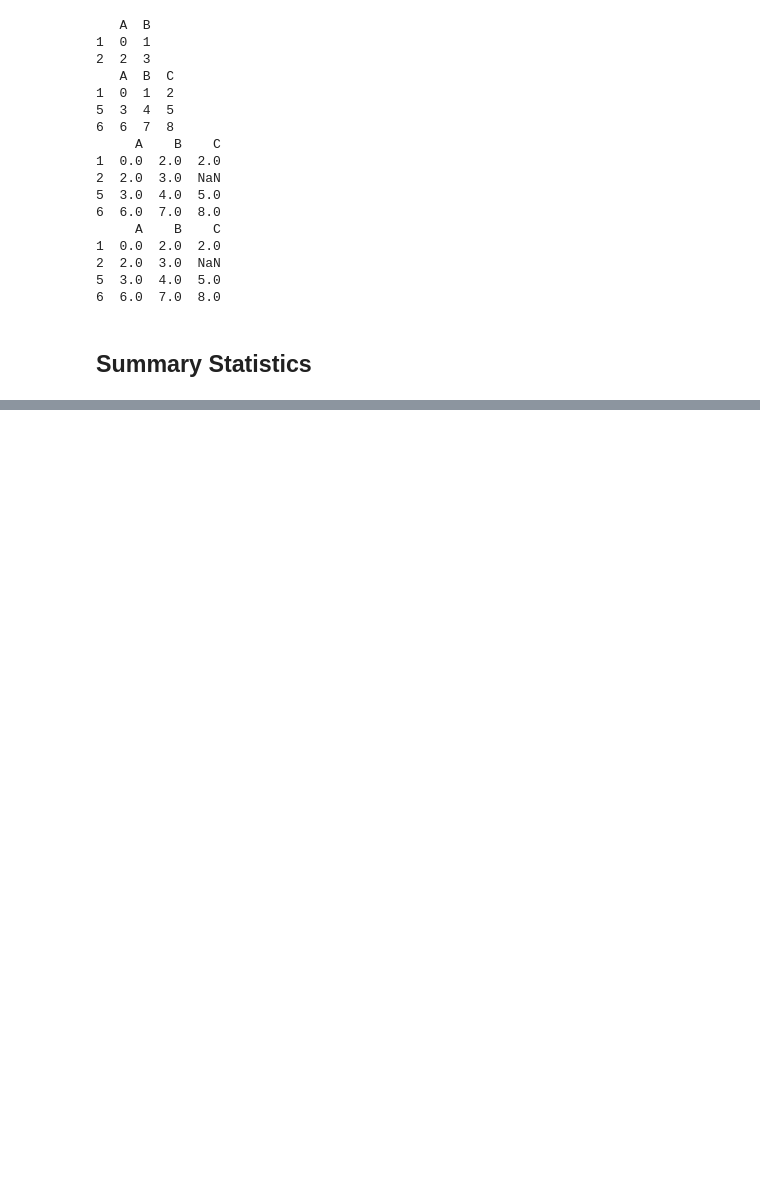
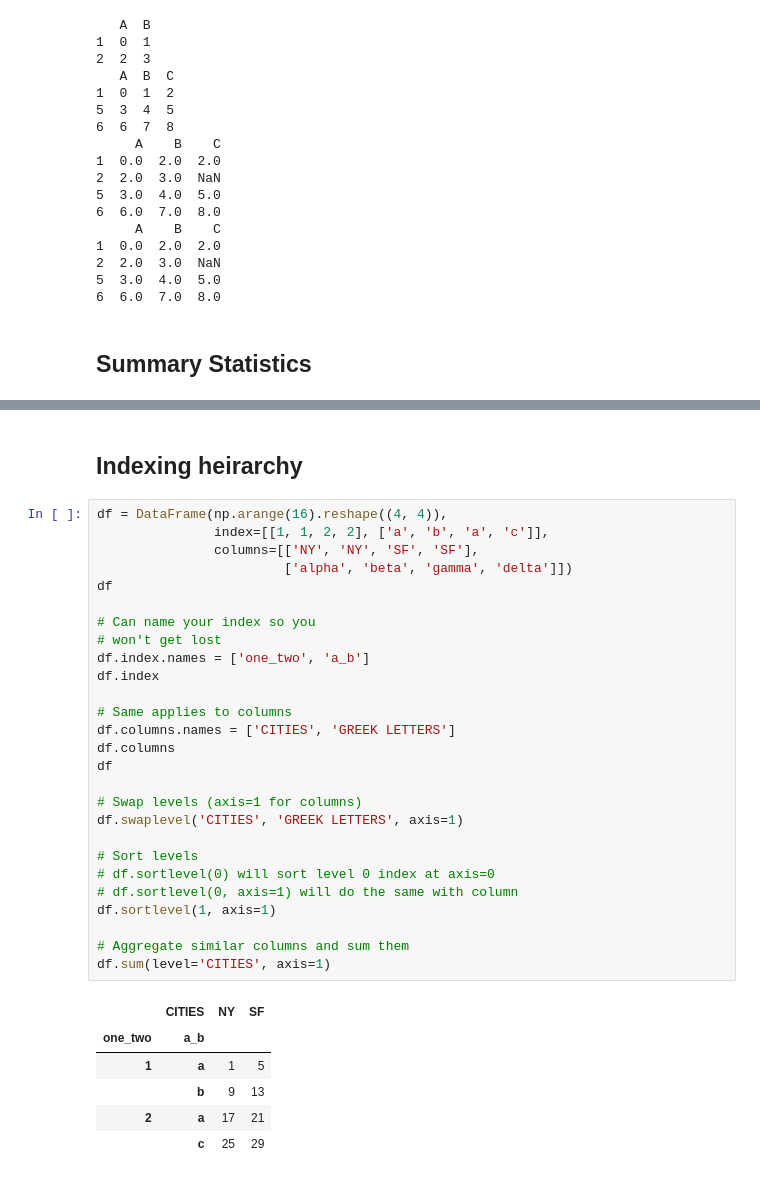
Before and after one commit to maykulkarni/DSandMLinPython, a Jupyter notebook: pandas/dataframe.ipynb, the cells around one changed output, grey strips where cells are left out. Drawn from its saved outputs; the diff is of its cells as text; blank space fills up the shorter version.

```diff
--- a/pandas/dataframe.ipynb
+++ b/pandas/dataframe.ipynb
@@ -264,0 +379,36 @@ df.describe()
+# %% [markdown]
+## Indexing heirarchy
+# %%
+df = DataFrame(np.arange(16).reshape((4, 4)),
+               index=[[1, 1, 2, 2], ['a', 'b', 'a', 'c']],
+               columns=[['NY', 'NY', 'SF', 'SF'],
+                        ['alpha', 'beta', 'gamma', 'delta']])
+df
+
+# Can name your index so you
+# won't get lost
+df.index.names = ['one_two', 'a_b']
+df.index
+
+# Same applies to columns
+df.columns.names = ['CITIES', 'GREEK LETTERS']
+df.columns
+df
+
+# Swap levels (axis=1 for columns)
+df.swaplevel('CITIES', 'GREEK LETTERS', axis=1)
+
+# Sort levels
+# df.sortlevel(0) will sort level 0 index at axis=0
+# df.sortlevel(0, axis=1) will do the same with column
+df.sortlevel(1, axis=1)
+
+# Aggregate similar columns and sum them
+df.sum(level='CITIES', axis=1)
+# %% [output]
+|  | CITIES | NY | SF |
+| one_two | a_b |  |  |
+| 1 | a | 1 | 5 |
+|  | b | 9 | 13 |
+| 2 | a | 17 | 21 |
+|  | c | 25 | 29 |
```
Also changed, not shown: parts of 11 cells of this notebook, 1 other file.
